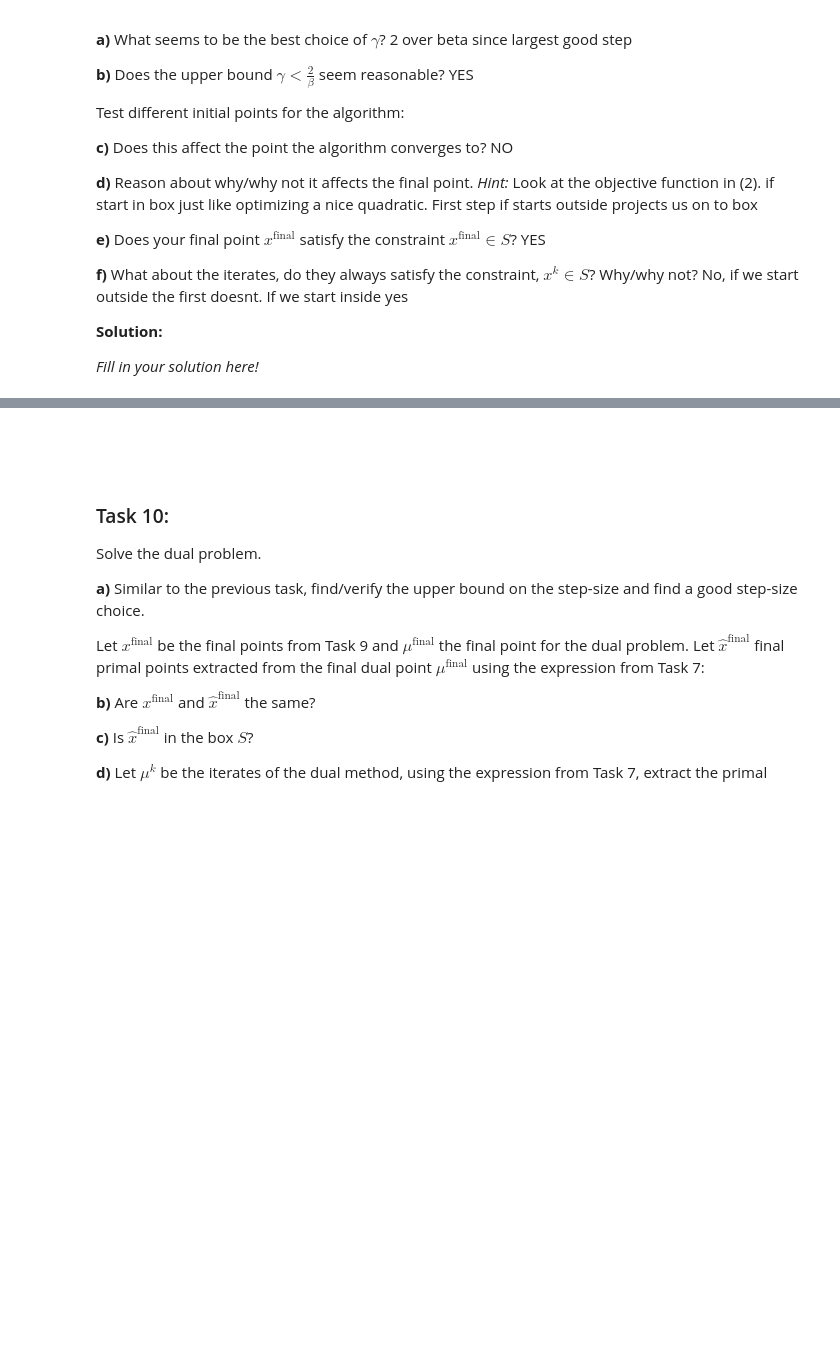
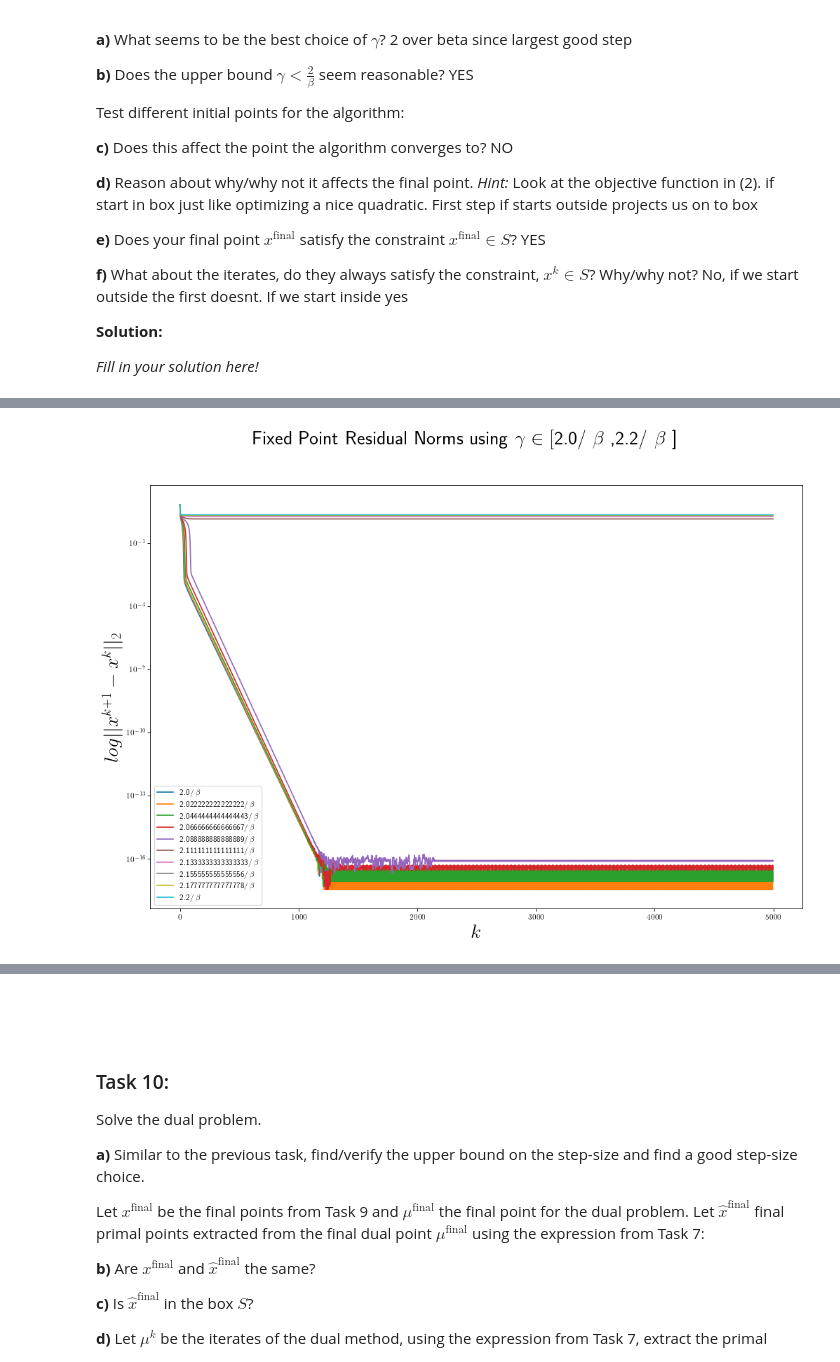
Before and after one commit to NilRom/UNI, a Jupyter notebook: optimization_for_machine_learning/handin1.ipynb, the cells around one changed output, grey strips where cells are left out. Saved outputs shown, nothing was run; the diff lists cells and outputs as text; code cells hidden in the pictures; blank space fills up the shorter version.

```diff
--- a/optimization_for_machine_learning/handin1.ipynb
+++ b/optimization_for_machine_learning/handin1.ipynb
@@ -798 +829,7 @@ plot_sol_curves(diffs, gamma_labels = gamma_labels,  gammas = gamma_labels)
+# %%
+gammas, gamma_labels = get_gammas(Q, start = 2, stop = 2.2, num = 10)
+diffs = get_primal_sol_curves(gammas, num_iters = 5e3)
+plot_sol_curves(diffs, gamma_labels = gamma_labels,  gammas = gammas)
+# %% [output]
+[figure, added]
 # %%
```
Also changed, not shown: parts of 17 cells of this notebook, 2 other files.
